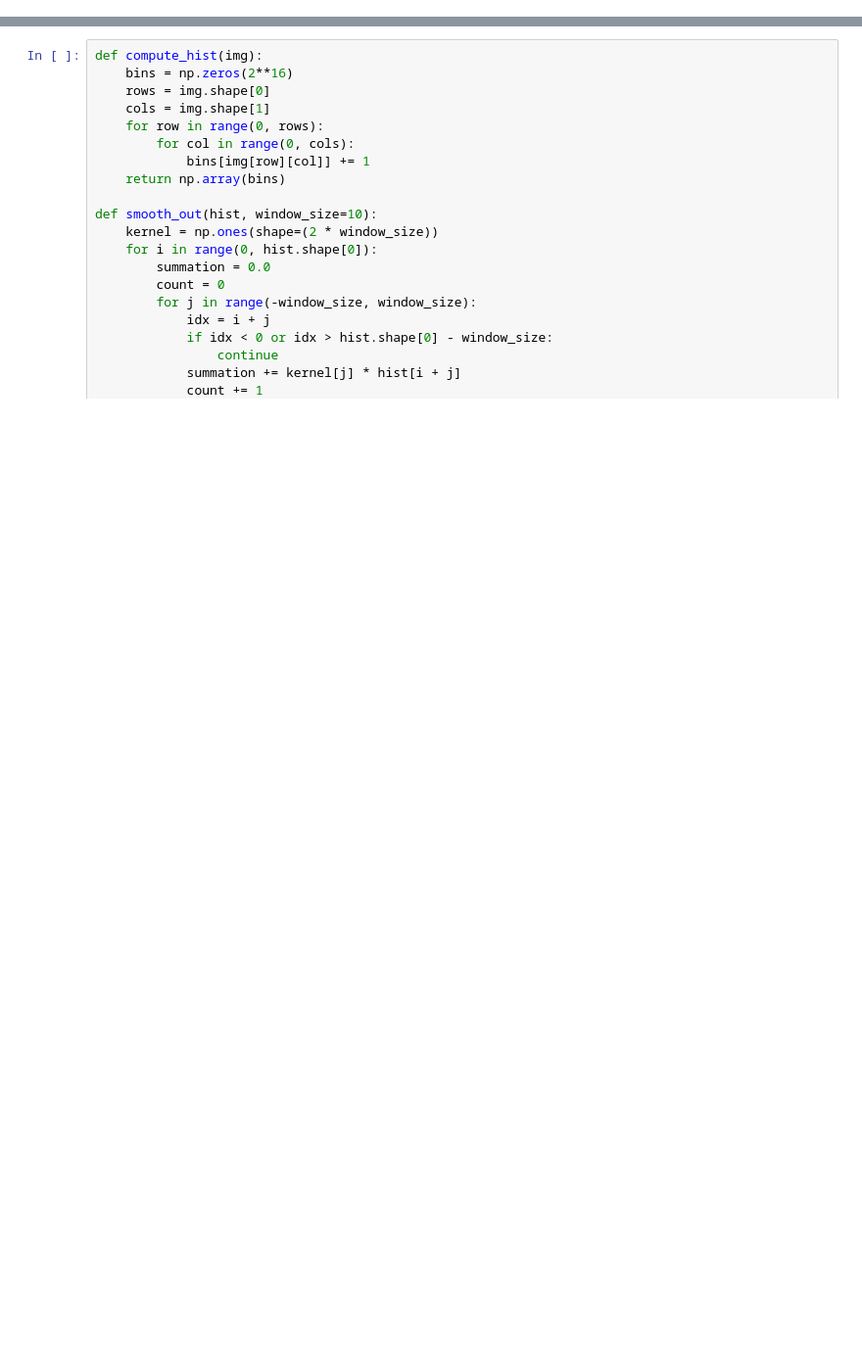
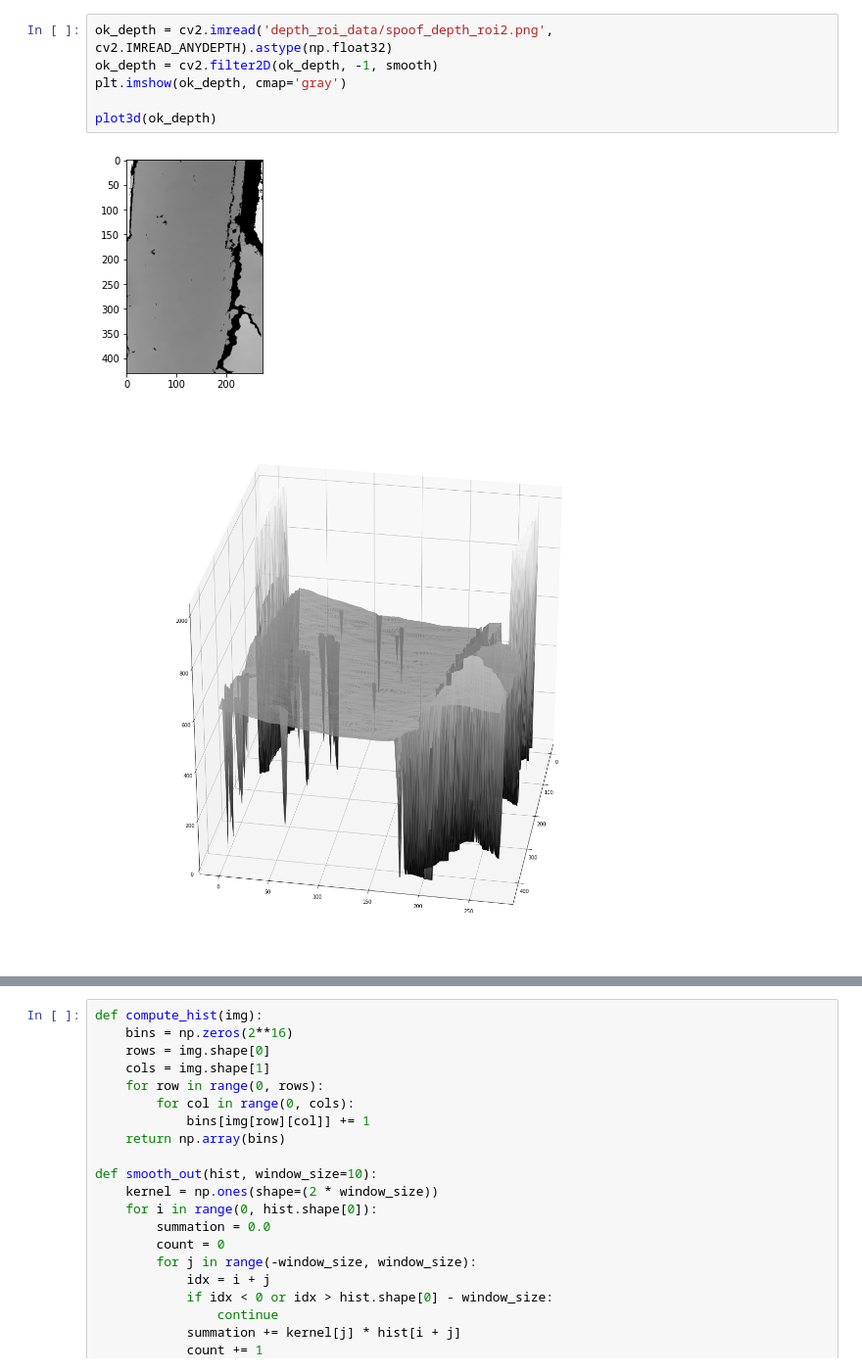
Before and after one commit to filipgrigorov/depth_scaling_experiments, a Jupyter notebook: depth_quality_check.ipynb, the cells around one changed output, grey strips where cells are left out. Shown at 98% size. Drawn from its saved outputs; the diff is of its cells as text; blank space fills up the shorter version.

```diff
--- a/depth_quality_check.ipynb
+++ b/depth_quality_check.ipynb
@@ -12,0 +50,9 @@ plt.imshow(ok_depth, cmap='gray')
+# %%
+ok_depth = cv2.imread('depth_roi_data/spoof_depth_roi2.png', cv2.IMREAD_ANYDEPTH).astype(np.float32)
+ok_depth = cv2.filter2D(ok_depth, -1, smooth)
+plt.imshow(ok_depth, cmap='gray')
+
+plot3d(ok_depth)
+# %% [output]
+[figure, added]
+[figure, added]
```
Also changed, not shown: parts of 8 cells of this notebook, 11 other files.
